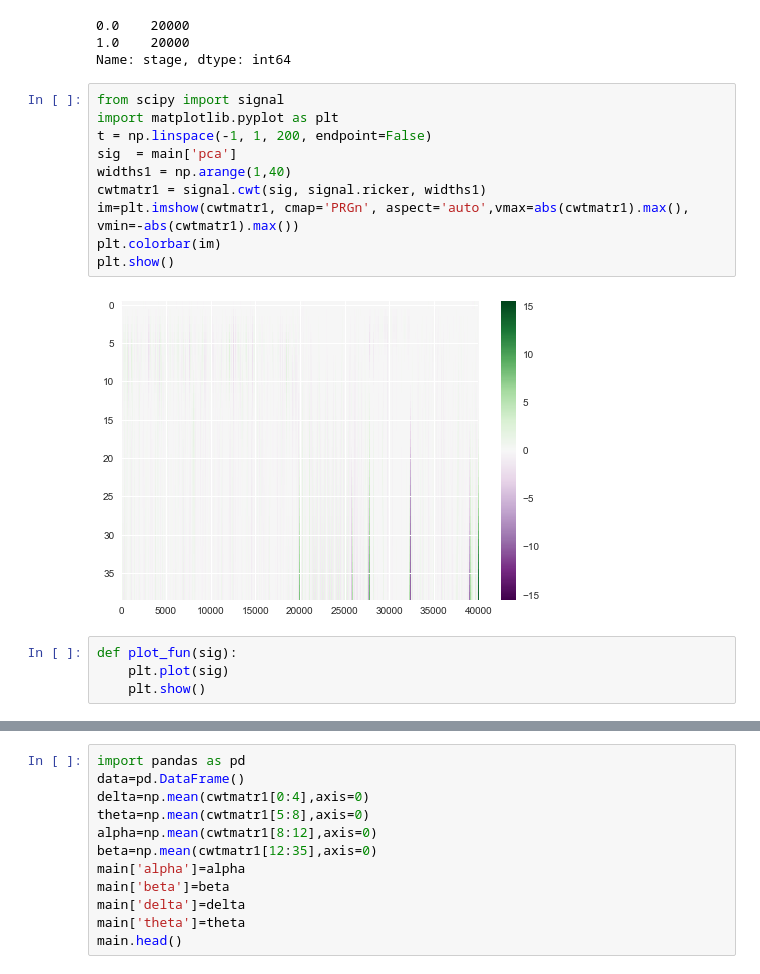
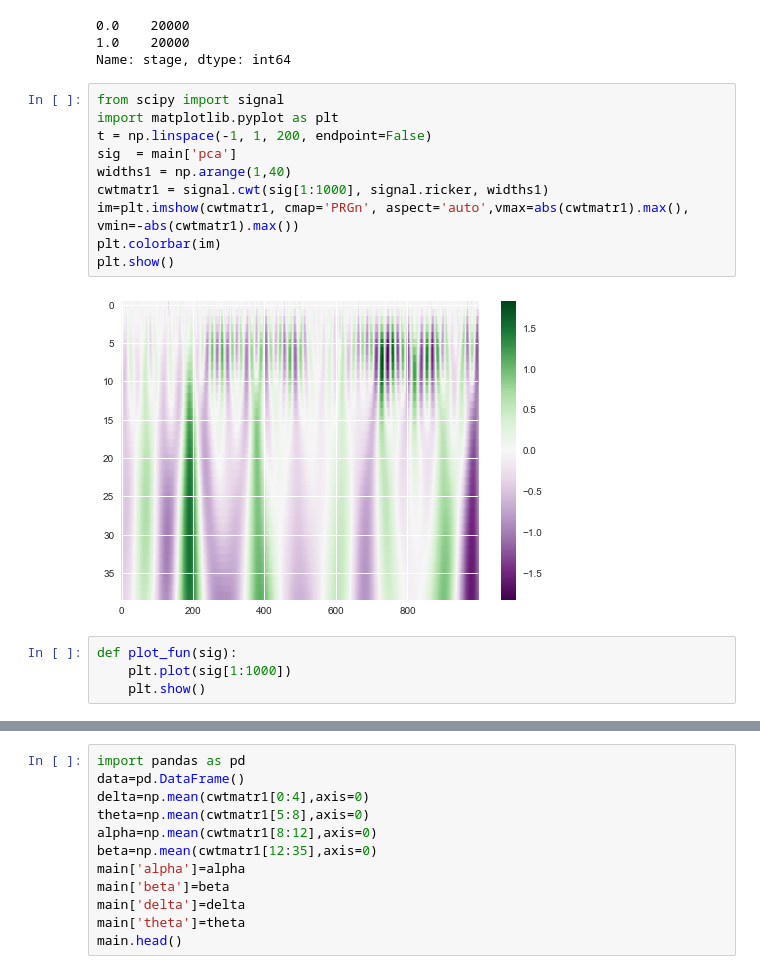
Before and after one commit to dhinkris/eeg_sleep_stage_prediction, a Jupyter notebook: PCA for EEG.ipynb, the cells around one changed output, grey strips where cells are left out. Drawn from its saved outputs; the diff is of its cells as text.

```diff
--- a/PCA for EEG.ipynb
+++ b/PCA for EEG.ipynb
@@ -258,18 +258,18 @@ Name: stage, dtype: int64
 # %%
 from scipy import signal
 import matplotlib.pyplot as plt
 t = np.linspace(-1, 1, 200, endpoint=False)
 sig  = main['pca']
 widths1 = np.arange(1,40)
-cwtmatr1 = signal.cwt(sig, signal.ricker, widths1)
+cwtmatr1 = signal.cwt(sig[1:1000], signal.ricker, widths1)
 im=plt.imshow(cwtmatr1, cmap='PRGn', aspect='auto',vmax=abs(cwtmatr1).max(), vmin=-abs(cwtmatr1).max())
 plt.colorbar(im)
 plt.show()
 # %% [output]
-[figure, old version]
+[figure, new version]
 # %%
 def plot_fun(sig):
-    plt.plot(sig)
+    plt.plot(sig[1:1000])
     plt.show()
 # %%
 delta=np.mean(cwtmatr1[0:4],axis=0)
```
Also changed, not shown: parts of 1 cell of this notebook.
